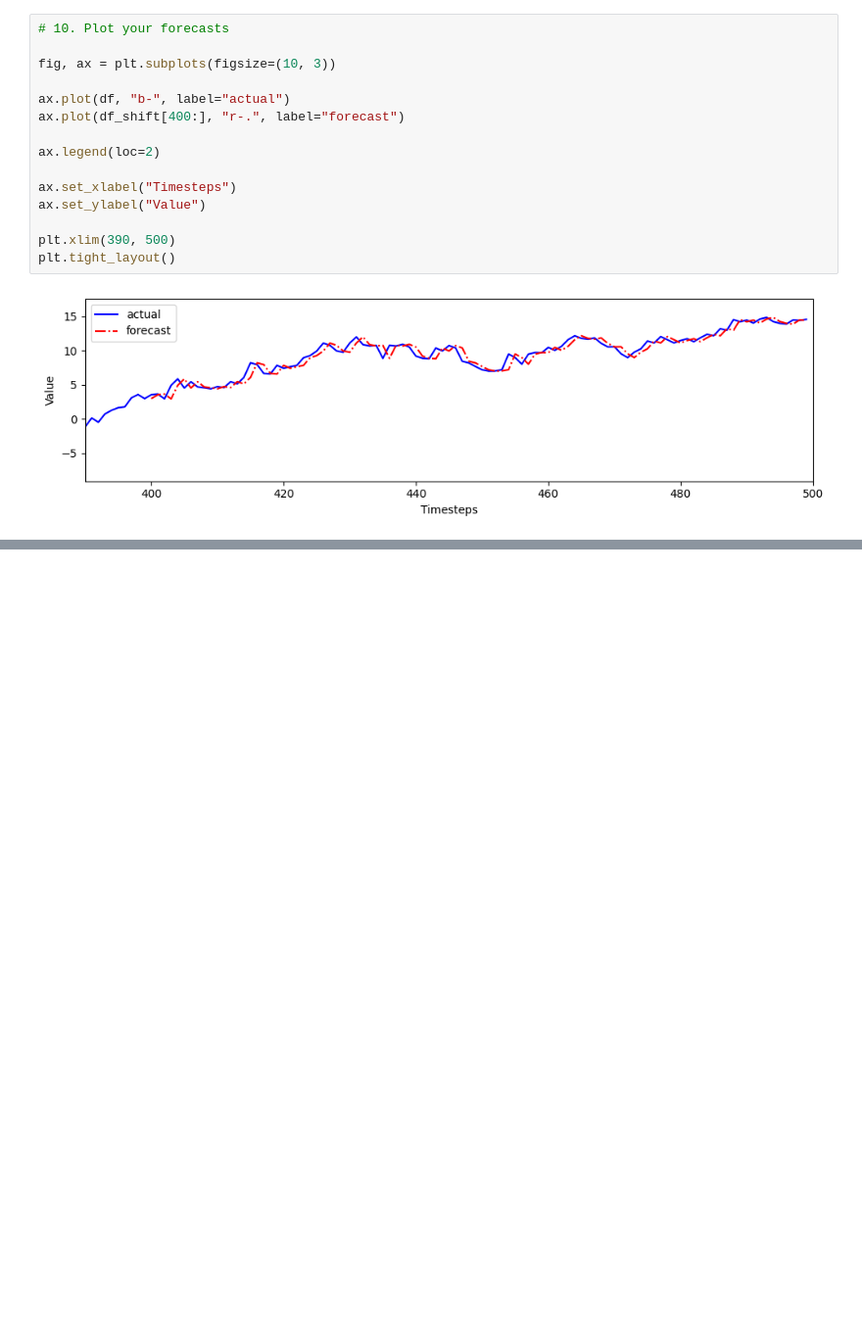
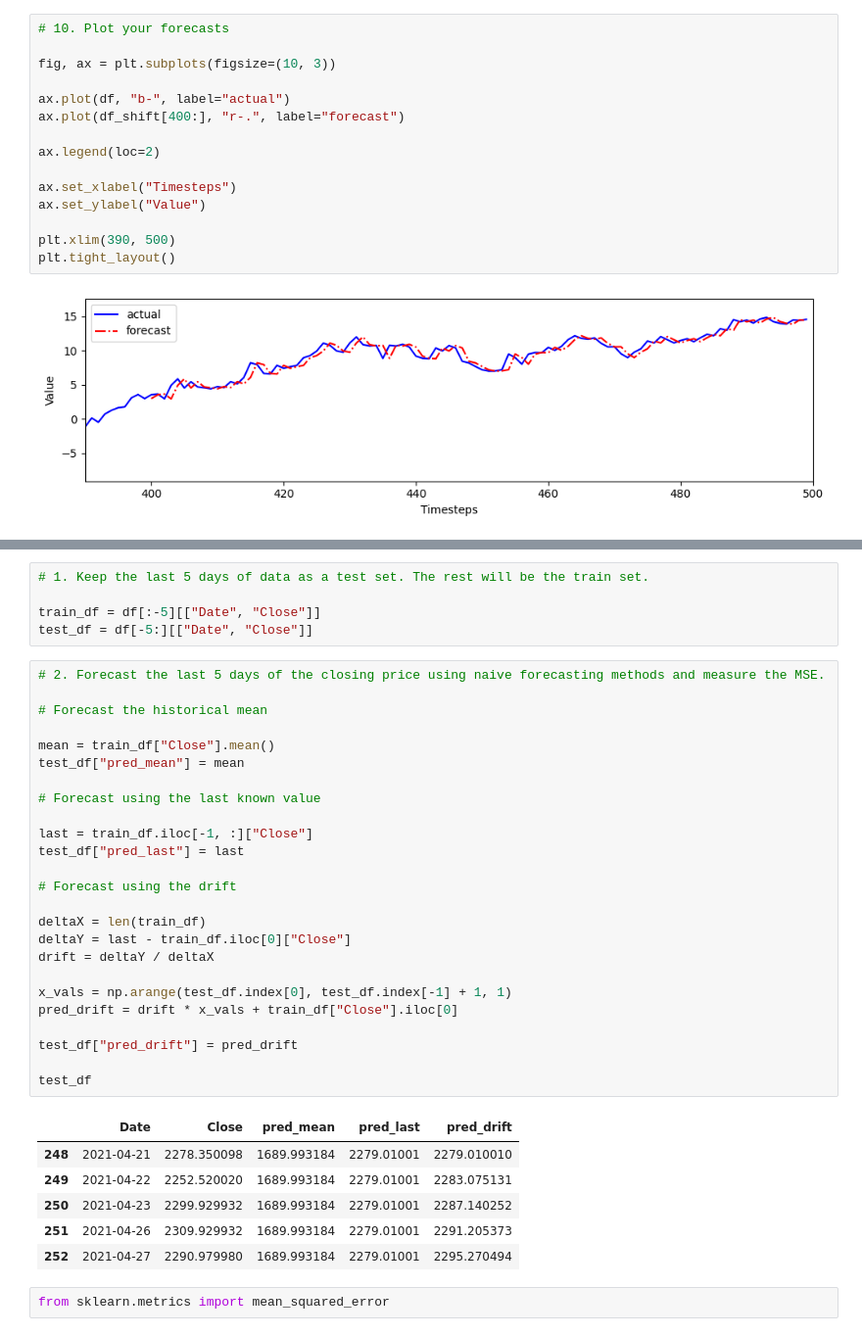
Before and after one commit to avirupc/time-series-learning, a Jupyter notebook: Chapters/1. Random Walk/1. Exercise.ipynb, the cells around one changed output, grey strips where cells are left out. Shown at 98% size. Drawn from its saved outputs; the diff is of its cells as text; blank space fills up the shorter version.

```diff
--- a/Chapters/1. Random Walk/1. Exercise.ipynb
+++ b/Chapters/1. Random Walk/1. Exercise.ipynb
@@ -164,0 +197,39 @@ plt.tight_layout()
+# %%
+# 1. Keep the last 5 days of data as a test set. The rest will be the train set.
+
+train_df = df[:-5][["Date", "Close"]]
+test_df = df[-5:][["Date", "Close"]]
+# %%
+# 2. Forecast the last 5 days of the closing price using naive forecasting methods and measure the MSE.
+
+# Forecast the historical mean
+
+mean = train_df["Close"].mean()
+test_df["pred_mean"] = mean
+
+# Forecast using the last known value
+
+last = train_df.iloc[-1, :]["Close"]
+test_df["pred_last"] = last
+
+# Forecast using the drift
+
+deltaX = len(train_df)
+deltaY = last - train_df.iloc[0]["Close"]
+drift = deltaY / deltaX
+
+x_vals = np.arange(test_df.index[0], test_df.index[-1] + 1, 1)
+pred_drift = drift * x_vals + train_df["Close"].iloc[0]
+
+test_df["pred_drift"] = pred_drift
+
+test_df
+# %% [output]
+|  | Date | Close | pred_mean | pred_last | pred_drift |
+| 248 | 2021-04-21 | 2278.350098 | 1689.993184 | 2279.01001 | 2279.010010 |
+| 249 | 2021-04-22 | 2252.520020 | 1689.993184 | 2279.01001 | 2283.075131 |
+| 250 | 2021-04-23 | 2299.929932 | 1689.993184 | 2279.01001 | 2287.140252 |
+| 251 | 2021-04-26 | 2309.929932 | 1689.993184 | 2279.01001 | 2291.205373 |
+| 252 | 2021-04-27 | 2290.979980 | 1689.993184 | 2279.01001 | 2295.270494 |
+# %%
+from sklearn.metrics import mean_squared_error
```
Also changed, not shown: parts of 8 cells of this notebook.
